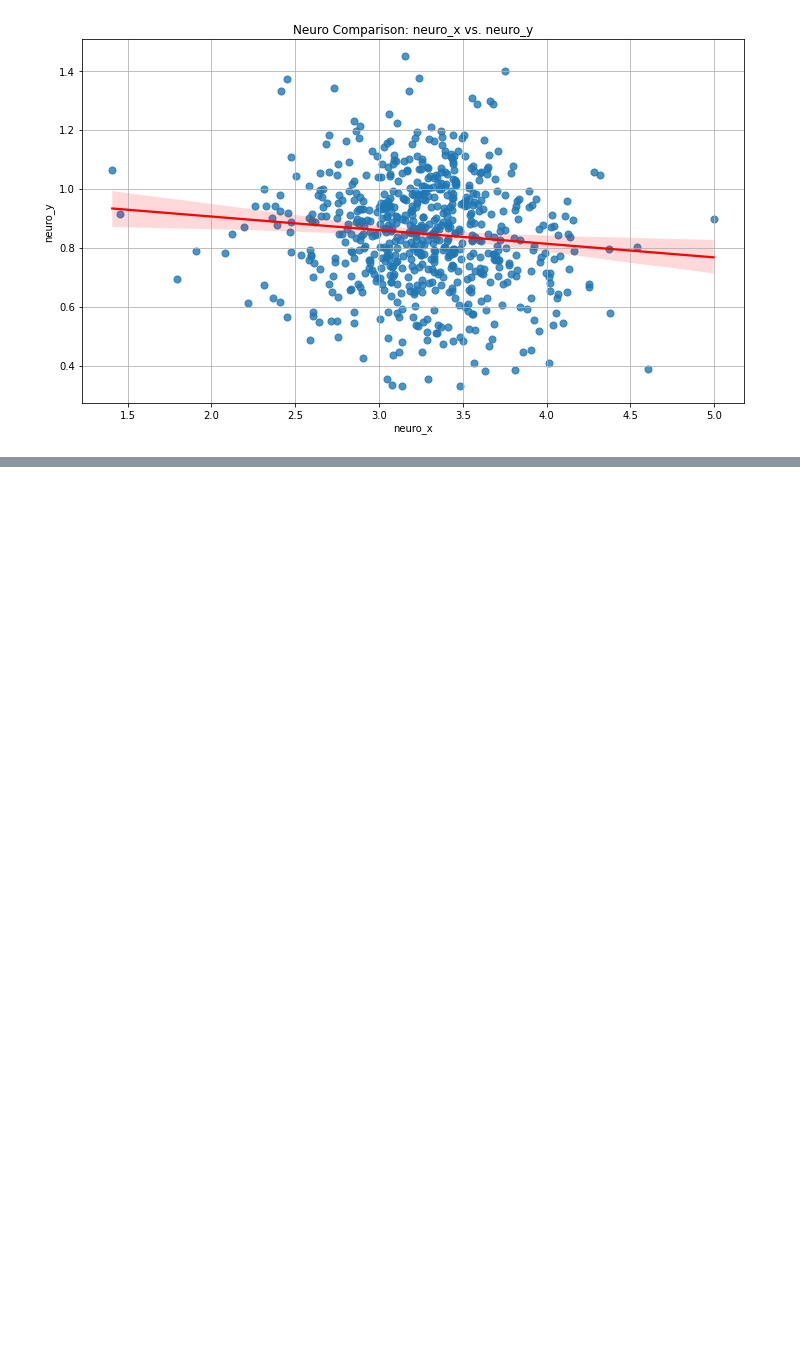
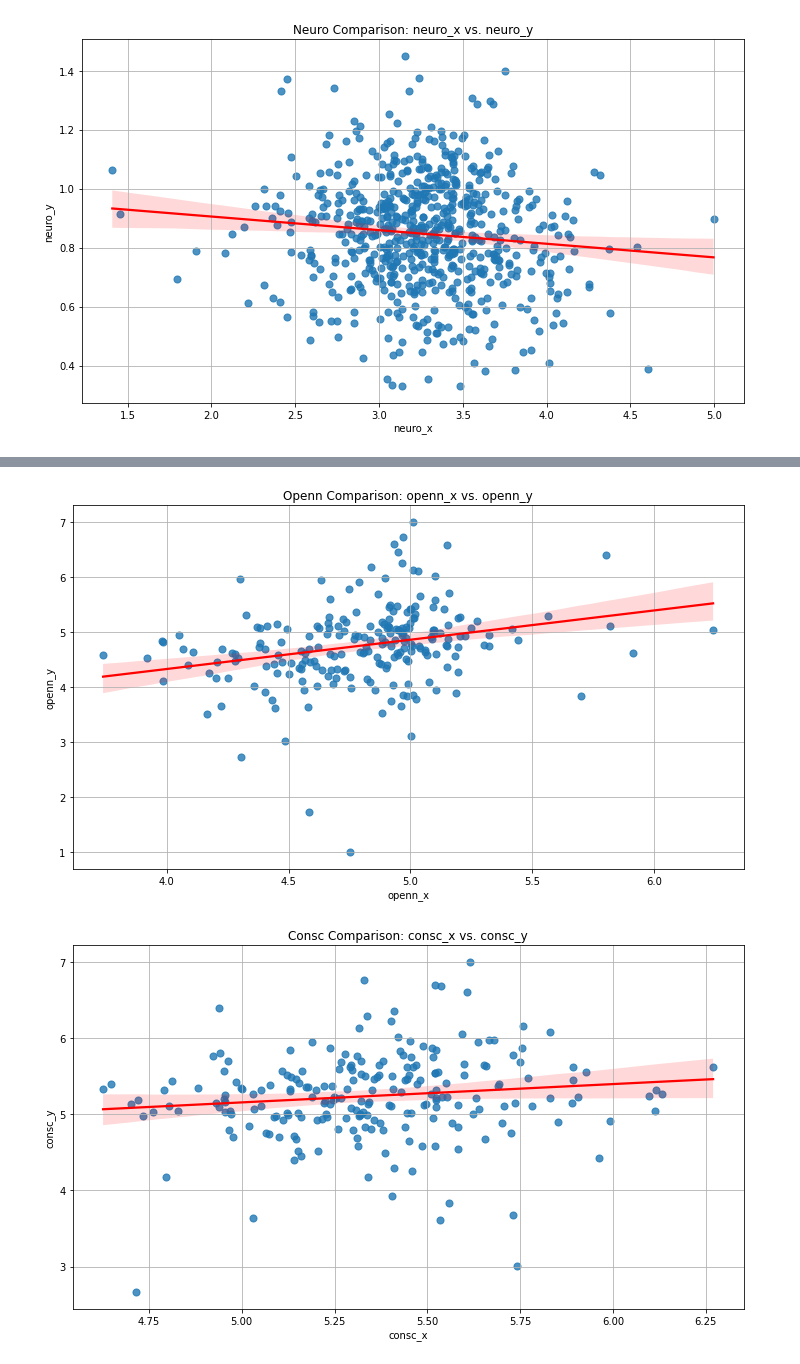
Before and after one commit to frankchiu12/dbahar_research, a Jupyter notebook: correlation.ipynb, the cells around one changed output, grey strips where cells are left out. Saved outputs shown, nothing was run; the diff lists cells and outputs as text; code cells hidden in the pictures; blank space fills up the shorter version.

```diff
--- a/correlation.ipynb
+++ b/correlation.ipynb
@@ -118,0 +294,16 @@ for trait in personality_traits:
+# %%
+for trait in personality_traits:
+    trait_x = f'{trait}_x'
+    trait_y = f'{trait}_y'
+
+    plt.figure(figsize=(10, 6))
+    sns.regplot(x=merged_df[trait_x], y=merged_df[trait_y], scatter_kws={'s':50}, line_kws={'color':'red'})
+    plt.title(f'{trait.capitalize()} Comparison: {trait}_x vs. {trait}_y')
+    plt.xlabel(f'{trait}_x')
+    plt.ylabel(f'{trait}_y')
+    plt.grid(True)
+    plt.tight_layout()
+    plt.show()
+# %% [output]
+[figure, added]
+[figure, added]
```
Also changed, not shown: parts of 8 cells of this notebook.
